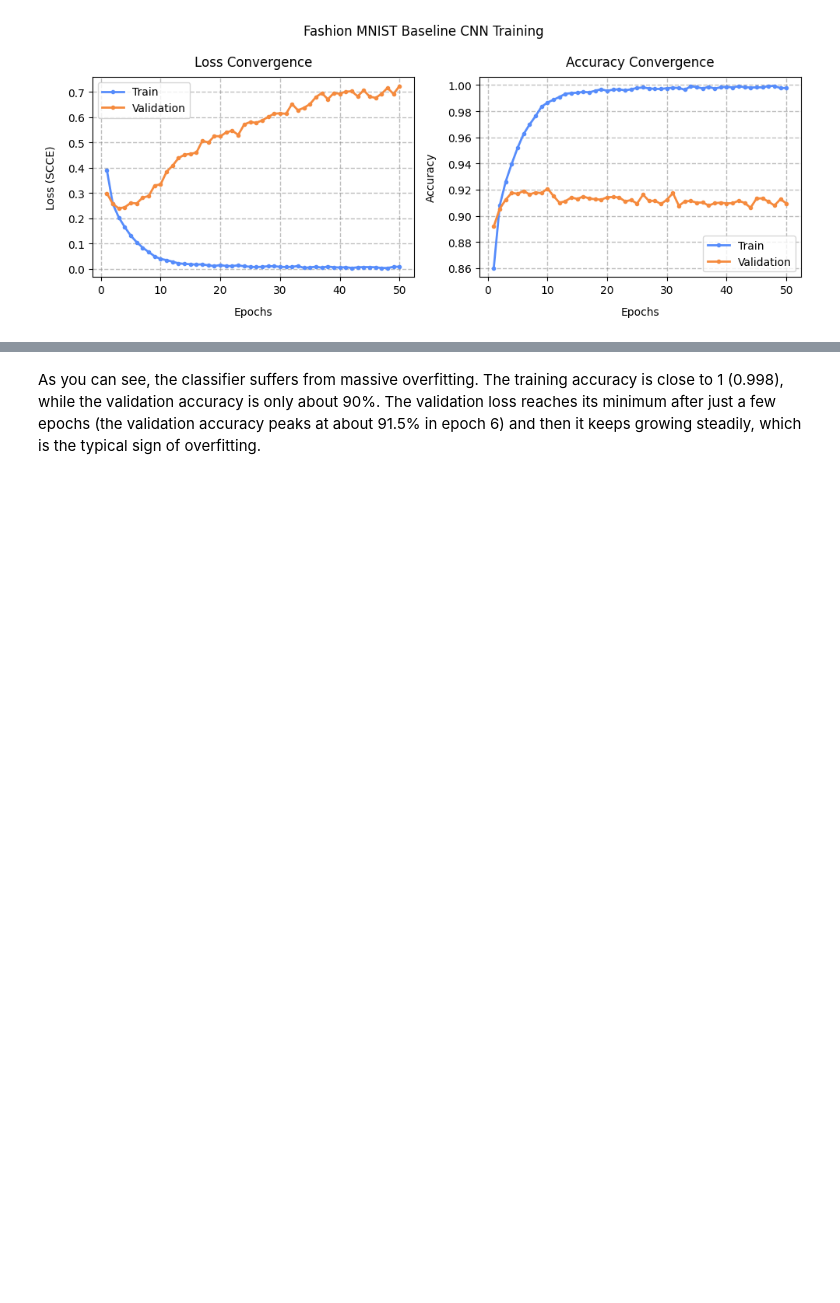
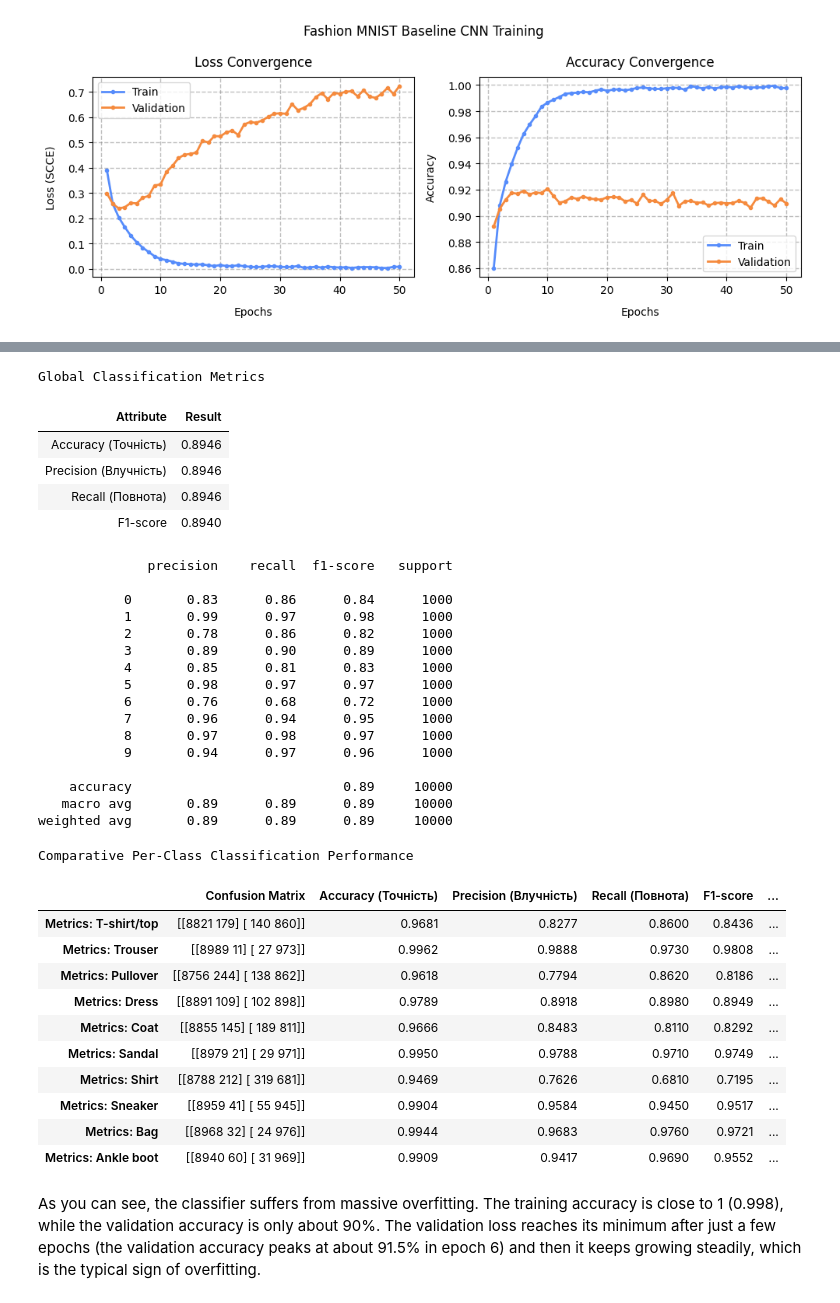
Before and after one commit to BogdanPinchuk/ComputerVision-PBY_HW15, a Jupyter notebook: Bohdan_Pinchuk_CV_HW15.ipynb, the cells around one changed output, grey strips where cells are left out. Cells and saved outputs as stored; diff of their text form; code cells hidden in the pictures; blank space fills up the shorter version.

Commit message:
[Homework15] - added evaluation

```diff
--- a/Bohdan_Pinchuk_CV_HW15.ipynb
+++ b/Bohdan_Pinchuk_CV_HW15.ipynb
@@ -578,3 +578,49 @@ plt.tight_layout()
 plt.show()
 # %% [output]
 [figure]
+# %%
+# Evaluation: baseline
+
+import importlib
+import numpy as np
+import apps.main as mn
+import apps.reporter as rpt
+from apps.reporter import Reporter
+
+importlib.reload(mn)
+importlib.reload(rpt)
+
+# Input data
+
+# Solution
+# Check the overall stats
+ev_loss, ev_accuracy = model_baseline.evaluate(x_test_n_sc, y_test, verbose=0)
+
+rp = rpt.Reporter()
+rp.tolerance = 4
+rp.add_item("Test loss", rp.format_value(ev_loss))
+rp.add_item("Test Accuracy", rp.format_value(ev_accuracy))
+
+# Compute the labels and the predictions as sparse values
+y_pred_probs = model_baseline.predict(x_test_n_sc, verbose=0, callbacks=[mn.TqdmProgressCallback()])
+y_probs = np.max(y_pred_probs, axis=1)
+y_pred = np.argmax(y_pred_probs, axis=1)
+y_true = y_test
+
+# Compute and print the accuracy for each class
+classes_comparison = []
+for class_id, class_name in classes.items():
+    y_true_binary = (y_true == class_id).astype(int)
+    y_pred_binary = (y_pred == class_id).astype(int)
+    y_prob_binary = y_pred_probs[:, class_id]
+    # form unique report
+    classes_comparison.append((f"Metrics: {class_name}",
+                               mn.calc_class_metrics(y_true_binary, y_pred_binary, y_prob_binary,
+                                                     is_print=False, is_charts=False)))
+
+# Print results
+rp.print_pd_report("Baseline CNN Performance Summary")
+_ = mn.calc_class_metrics(y_true, y_pred, caption="Global Classification Metrics")
+
+Reporter.print_concat_pd_reports(classes_comparison, "Comparative Per-Class Classification Performance")
+# %% [output]
@@ -581,3 +631,37 @@ plt.show()
+Global Classification Metrics
+| Attribute | Result |
+| Accuracy (Точність) | 0.8946 |
+| Precision (Влучність) | 0.8946 |
+| Recall (Повнота) | 0.8946 |
+| F1-score | 0.8940 |
+              precision    recall  f1-score   support
+
+           0       0.83      0.86      0.84      1000
+           1       0.99      0.97      0.98      1000
+           2       0.78      0.86      0.82      1000
+           3       0.89      0.90      0.89      1000
+           4       0.85      0.81      0.83      1000
+           5       0.98      0.97      0.97      1000
+           6       0.76      0.68      0.72      1000
+           7       0.96      0.94      0.95      1000
+           8       0.97      0.98      0.97      1000
+           9       0.94      0.97      0.96      1000
+
+    accuracy                           0.89     10000
+   macro avg       0.89      0.89      0.89     10000
+weighted avg       0.89      0.89      0.89     10000
+Comparative Per-Class Classification Performance
+|  | Confusion Matrix | Accuracy (Точність) | Precision (Влучність) | Recall (Повнота) | F1-score | ... |
+| Metrics: T-shirt/top | [[8821 179] [ 140 860]] | 0.9681 | 0.8277 | 0.8600 | 0.8436 | ... |
+| Metrics: Trouser | [[8989 11] [ 27 973]] | 0.9962 | 0.9888 | 0.9730 | 0.9808 | ... |
+| Metrics: Pullover | [[8756 244] [ 138 862]] | 0.9618 | 0.7794 | 0.8620 | 0.8186 | ... |
+| Metrics: Dress | [[8891 109] [ 102 898]] | 0.9789 | 0.8918 | 0.8980 | 0.8949 | ... |
+| Metrics: Coat | [[8855 145] [ 189 811]] | 0.9666 | 0.8483 | 0.8110 | 0.8292 | ... |
+| Metrics: Sandal | [[8979 21] [ 29 971]] | 0.9950 | 0.9788 | 0.9710 | 0.9749 | ... |
+| Metrics: Shirt | [[8788 212] [ 319 681]] | 0.9469 | 0.7626 | 0.6810 | 0.7195 | ... |
+| Metrics: Sneaker | [[8959 41] [ 55 945]] | 0.9904 | 0.9584 | 0.9450 | 0.9517 | ... |
+| Metrics: Bag | [[8968 32] [ 24 976]] | 0.9944 | 0.9683 | 0.9760 | 0.9721 | ... |
+| Metrics: Ankle boot | [[8940 60] [ 31 969]] | 0.9909 | 0.9417 | 0.9690 | 0.9552 | ... |
 # %% [markdown]
 As you can see, the classifier suffers from massive overfitting. The training accuracy is close to 1 (0.998), while the validation accuracy is only about 90%. The validation loss reaches its minimum after just a few epochs (the validation accuracy peaks at about 91.5% in epoch 6) and then it keeps growing steadily, which is the typical sign of overfitting.
 # %% [markdown]
```
Also changed, not shown: parts of 1 cell of this notebook.
